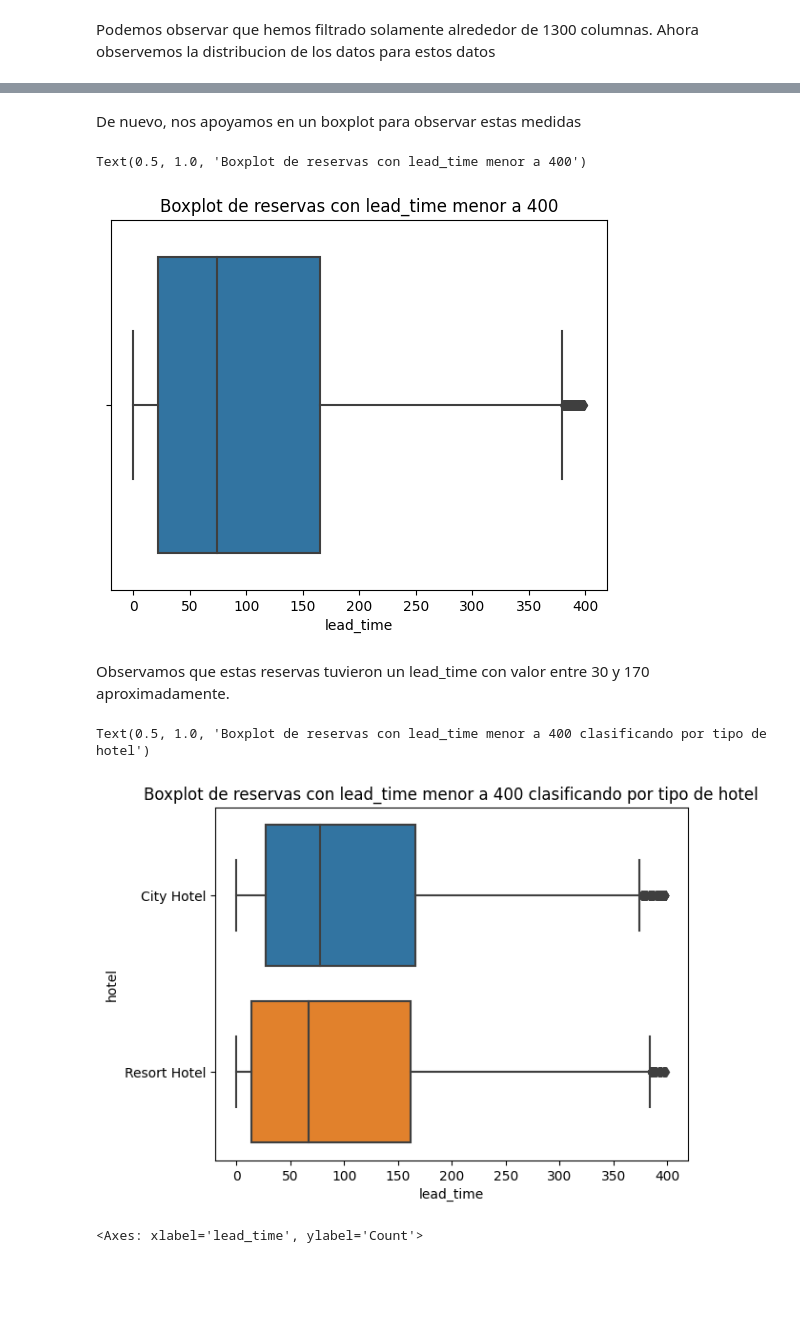
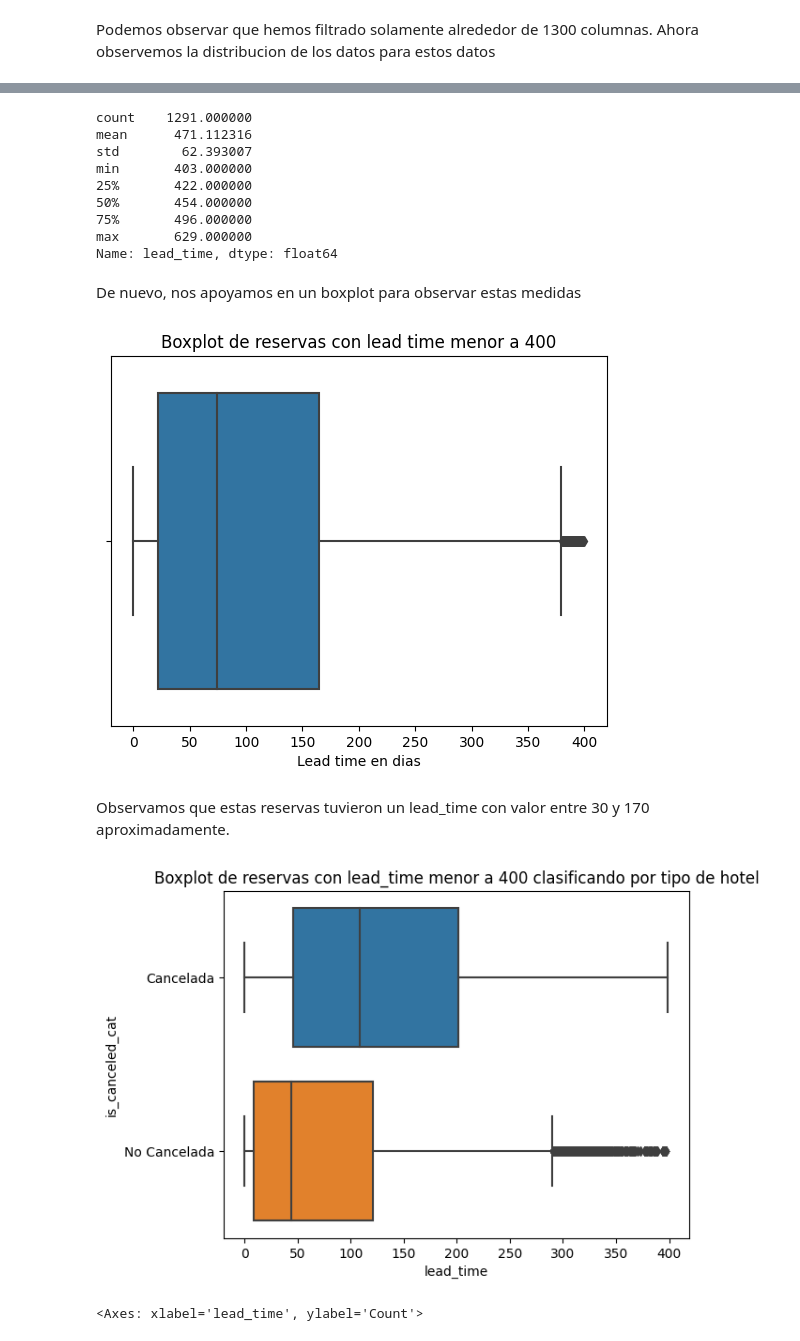
Before and after one commit to juanignaciogiacobbe/7506R-2C2023-GRUPO15, a Jupyter notebook: 7506R_TP1_GRUPO15_CHP1_ENTREGA.ipynb, the cells around one changed output, grey strips where cells are left out. Cells and saved outputs as stored; diff of their text form; code cells hidden in the pictures; blank space fills up the shorter version.

```diff
--- a/7506R_TP1_GRUPO15_CHP1_ENTREGA.ipynb
+++ b/7506R_TP1_GRUPO15_CHP1_ENTREGA.ipynb
@@ -151,0 +170,3 @@ Observamos que la gran mayoría de campos no tienen datos faltantes, hay muy poc
+# %%
+ds_hoteles_train["is_canceled_cat"] = np.where( ds_hoteles_train["is_canceled"] == 1, "Cancelada", "No Cancelada")
+ds_hoteles_train["is_canceled_cat"].value_counts()
@@ -1557,6 +1665,6 @@ Text(0.5, 1.0, 'Boxplot de lead_time clasificando las reservas por tipo de hotel
 # %% [markdown]
 A partir de este gráfico y las estadísticas podemos observar que la mayoría de las reservas entre se hacen entre los 0 dias y 200 dias, con varios outliers con reservas de más de 400 dias. Observamos más detalladamente, la distribución de los datos sin los outliers y de solo los outliers
 # %%
-ds_lead_time_menor_400 = ds_hoteles_train.loc[columna_lead_time < 400]
+ds_lead_time_menor_400 = ds_hoteles_train.loc[columna_lead_time <= 400]
 ds_lead_time_menor_400.shape
 # %% [output]
@@ -1577,20 +1685,34 @@ max        399.000000
 Name: lead_time, dtype: float64
+# %%
+ds_lead_time_mas_400 = ds_hoteles_train.loc[columna_lead_time > 400]
+ds_lead_time_mas_400["lead_time"].describe()
+# %% [output]
+count    1291.000000
+mean      471.112316
+std        62.393007
+min       403.000000
+25%       422.000000
+50%       454.000000
+75%       496.000000
+max       629.000000
+Name: lead_time, dtype: float64
 # %% [markdown]
 De nuevo, nos apoyamos en un boxplot para observar estas medidas
 # %%
 sns.boxplot(x = ds_lead_time_menor_400["lead_time"])
-plt.title("Boxplot de reservas con lead_time menor a 400")
+plt.title("Boxplot de reservas con lead time menor a 400")
+plt.xlabel('Lead time en dias')
+plt.show()
 # %% [output]
-Text(0.5, 1.0, 'Boxplot de reservas con lead_time menor a 400')
-[figure, old version]
+[figure, new version]
 # %% [markdown]
 Observamos que estas reservas tuvieron un lead_time con valor entre 30 y 170 aproximadamente.
 # %%
-sns.boxplot(x = ds_lead_time_menor_400["lead_time"], y = ds_lead_time_menor_400["hotel"])
+sns.boxplot(x = ds_lead_time_menor_400["lead_time"], y = ds_lead_time_menor_400["is_canceled_cat"])
 plt.title("Boxplot de reservas con lead_time menor a 400 clasificando por tipo de hotel")
+plt.show()
 # %% [output]
-Text(0.5, 1.0, 'Boxplot de reservas con lead_time menor a 400 clasificando por tipo de hotel')
-[figure, old version]
+[figure, new version]
 # %%
 sns.histplot(data = ds_hoteles_train, x = "lead_time", bins = 50)
 # %% [output]
```
Also changed, not shown: parts of 78 cells of this notebook.
